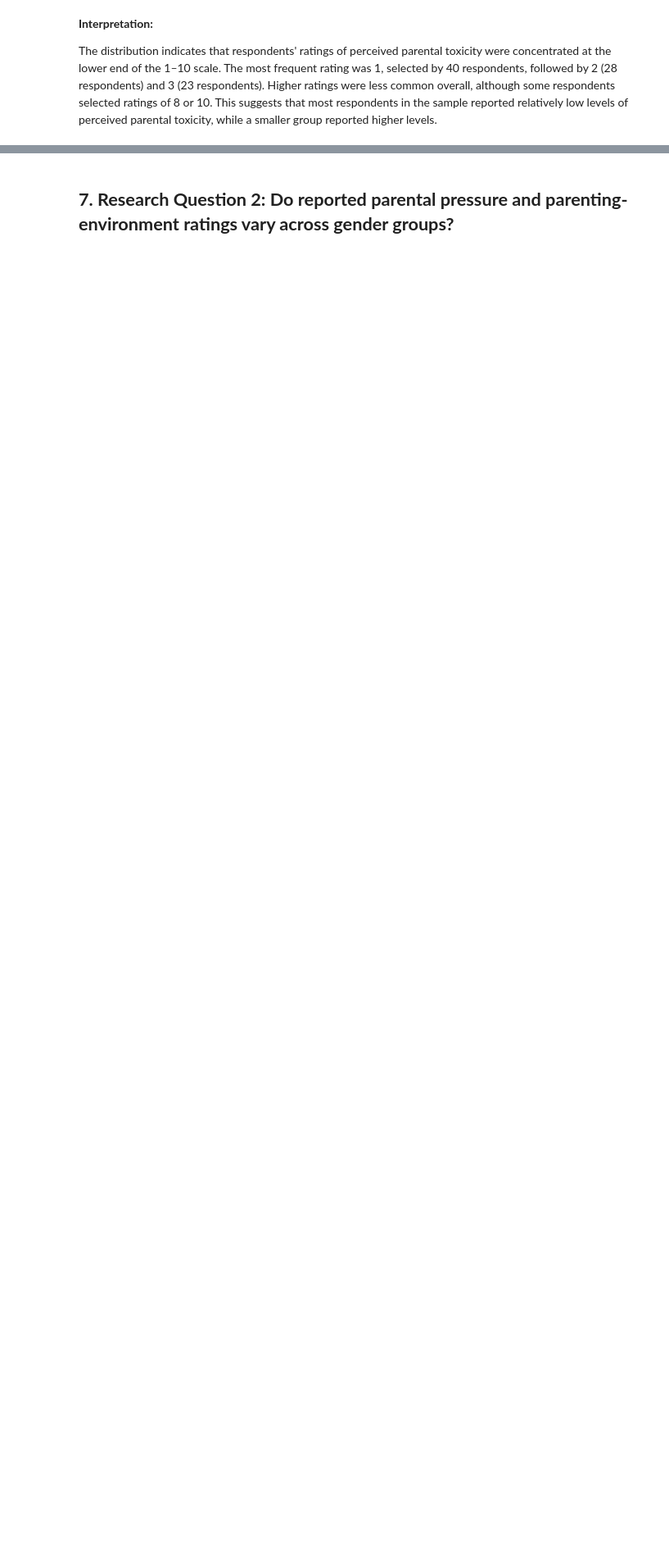
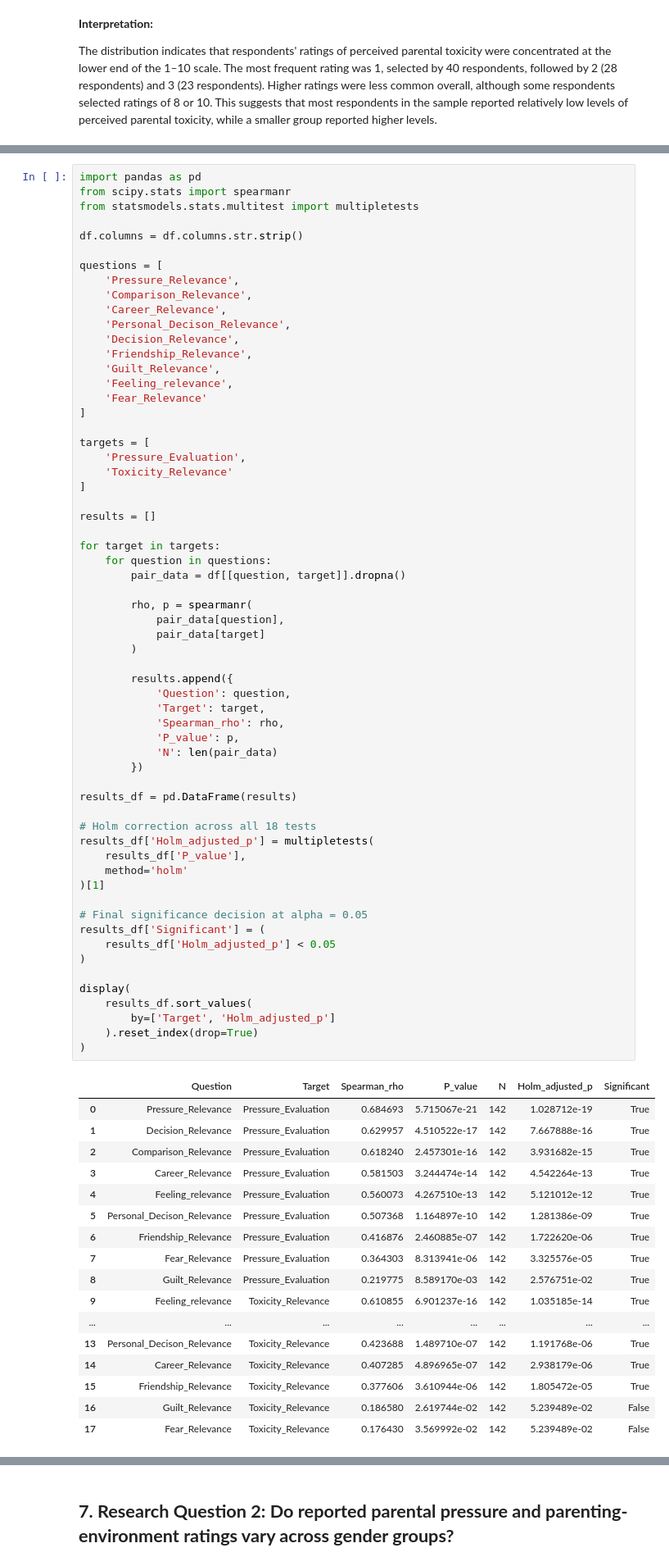
Before and after one commit to SayanMazumder25/Parental-Pressure-And-Toxicity-Analysis, a Jupyter notebook: Toxicity.ipynb, the cells around one changed output, grey strips where cells are left out. Shown at 82% size. Drawn from its saved outputs; the diff is of its cells as text; blank space fills up the shorter version.

```diff
--- a/Toxicity.ipynb
+++ b/Toxicity.ipynb
@@ -509,3 +513,82 @@ plt.title('Heatmap to show how much the categories affect Parental Toxicity')
 plt.show()
 # %% [output]
 [figure]
+# %%
+import pandas as pd
+from scipy.stats import spearmanr
+from statsmodels.stats.multitest import multipletests
+
+df.columns = df.columns.str.strip()
+
+questions = [
+    'Pressure_Relevance',
+    'Comparison_Relevance',
+    'Career_Relevance',
+    'Personal_Decison_Relevance',
+    'Decision_Relevance',
+    'Friendship_Relevance',
+    'Guilt_Relevance',
+    'Feeling_relevance',
+    'Fear_Relevance'
+]
+
+targets = [
+    'Pressure_Evaluation',
+    'Toxicity_Relevance'
+]
+
+results = []
+
+for target in targets:
+    for question in questions:
+        pair_data = df[[question, target]].dropna()
+
+        rho, p = spearmanr(
+            pair_data[question],
+            pair_data[target]
+        )
+
+        results.append({
+            'Question': question,
+            'Target': target,
+            'Spearman_rho': rho,
+            'P_value': p,
+            'N': len(pair_data)
+        })
+
+results_df = pd.DataFrame(results)
+
+# Holm correction across all 18 tests
+results_df['Holm_adjusted_p'] = multipletests(
+    results_df['P_value'],
+    method='holm'
+)[1]
+
+# Final significance decision at alpha = 0.05
+results_df['Significant'] = (
+    results_df['Holm_adjusted_p'] < 0.05
+)
+
+display(
+    results_df.sort_values(
+        by=['Target', 'Holm_adjusted_p']
+    ).reset_index(drop=True)
+)
+# %% [output]
+|  | Question | Target | Spearman_rho | P_value | N | Holm_adjusted_p | Significant |
+| 0 | Pressure_Relevance | Pressure_Evaluation | 0.684693 | 5.715067e-21 | 142 | 1.028712e-19 | True |
+| 1 | Decision_Relevance | Pressure_Evaluation | 0.629957 | 4.510522e-17 | 142 | 7.667888e-16 | True |
+| 2 | Comparison_Relevance | Pressure_Evaluation | 0.618240 | 2.457301e-16 | 142 | 3.931682e-15 | True |
+| 3 | Career_Relevance | Pressure_Evaluation | 0.581503 | 3.244474e-14 | 142 | 4.542264e-13 | True |
+| 4 | Feeling_relevance | Pressure_Evaluation | 0.560073 | 4.267510e-13 | 142 | 5.121012e-12 | True |
+| 5 | Personal_Decison_Relevance | Pressure_Evaluation | 0.507368 | 1.164897e-10 | 142 | 1.281386e-09 | True |
+| 6 | Friendship_Relevance | Pressure_Evaluation | 0.416876 | 2.460885e-07 | 142 | 1.722620e-06 | True |
+| 7 | Fear_Relevance | Pressure_Evaluation | 0.364303 | 8.313941e-06 | 142 | 3.325576e-05 | True |
+| 8 | Guilt_Relevance | Pressure_Evaluation | 0.219775 | 8.589170e-03 | 142 | 2.576751e-02 | True |
+| 9 | Feeling_relevance | Toxicity_Relevance | 0.610855 | 6.901237e-16 | 142 | 1.035185e-14 | True |
+| ... | ... | ... | ... | ... | ... | ... | ... |
+| 13 | Personal_Decison_Relevance | Toxicity_Relevance | 0.423688 | 1.489710e-07 | 142 | 1.191768e-06 | True |
+| 14 | Career_Relevance | Toxicity_Relevance | 0.407285 | 4.896965e-07 | 142 | 2.938179e-06 | True |
+| 15 | Friendship_Relevance | Toxicity_Relevance | 0.377606 | 3.610944e-06 | 142 | 1.805472e-05 | True |
+| 16 | Guilt_Relevance | Toxicity_Relevance | 0.186580 | 2.619744e-02 | 142 | 5.239489e-02 | False |
+| 17 | Fear_Relevance | Toxicity_Relevance | 0.176430 | 3.569992e-02 | 142 | 5.239489e-02 | False |
```
Also changed, not shown: parts of 28 cells of this notebook, 2 other files.
